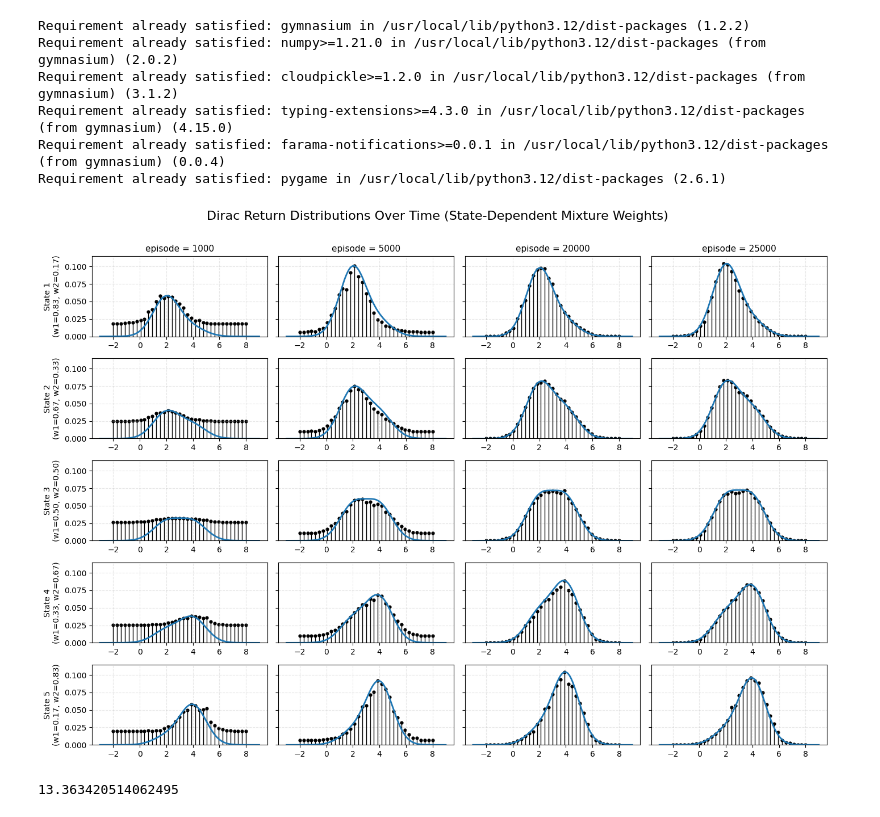
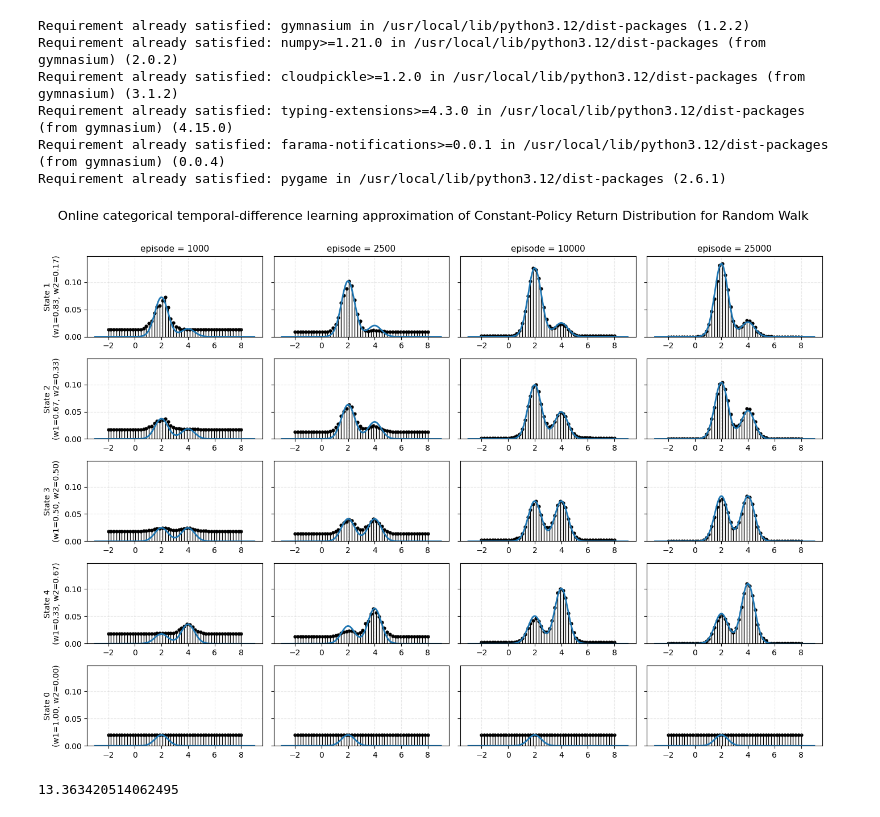
Before and after one commit to Isak-Petrin/distributional_RL_python, a Jupyter notebook: Welcome_to_Colab.ipynb, the cells around one changed output. Cells and saved outputs as stored; diff of their text form; code cells hidden in the pictures.

```diff
--- a/Welcome_to_Colab.ipynb
+++ b/Welcome_to_Colab.ipynb
@@ -59,10 +59,10 @@ class RandomWalk(gym.Env):
       # clamp or check terminal
       if self.state == 0:
           self.done = True
-          reward = np.random.normal(loc=2)
+          reward = np.random.normal(loc=2, scale = 0.5)
       elif self.state == self.l-1:
           self.done = True
-          reward = np.random.normal(loc=4)
+          reward = np.random.normal(loc=4, scale = 0.5)
       next_obs = self._get_obs()
       info = self._get_info()
 
@@ -151,7 +151,7 @@ class O_CatTD:
 
 toy_env = RandomWalk()
 
-catTD = O_CatTD(env = toy_env, alpha = 1e-3,theta_range=[-2,8],resolution = 35, policy = 1, gamma=1)
+catTD = O_CatTD(env = toy_env, alpha = 1e-3,theta_range=[-2,8],resolution = 50, policy = 1, gamma=1)
 catTD.learn_distribution(25000)
 # %%
 import numpy as np
@@ -214,39 +214,42 @@ def plot_all_states_over_time(
             ax.scatter(locations, heights, color='black', s=12)
 
             # Mixture curve
             ax.plot(xs, mixture, linewidth=2)
 
             # Labels
             if col_idx == 0:
                 ax.set_ylabel(f"State {s}\n(w1={w1:.2f}, w2={w2:.2f})", fontsize=10)
 
             if row_idx == 0:
                 ax.set_title(f"episode = {t}", fontsize=11)
 
             ax.grid(True, linestyle='--', alpha=0.3)
             ax.set_ylim(0, y_max)
 
-    fig.suptitle("Dirac Return Distributions Over Time (State-Dependent Mixture Weights)", fontsize=16)
+    fig.suptitle("Online categorical temporal-diﬀerence learning approximation of Constant-Policy Return Distribution for Random Walk", fontsize=16)
     plt.tight_layout(rect=[0, 0, 1, 0.97])
+    fig = plt.gcf()  # get current figure
+    fig.savefig("C51_constant_policy_grid.pdf", bbox_inches="tight")
+
     plt.show()
 
 
 
 # ---- RUN IT ----
 
-states = [1, 2, 3, 4, 5]
-timesteps = [1000, 5000, 20000, 25000]
+states = [1, 2, 3, 4, 0]
+timesteps = [1000, 2500, 10000, 25000]
 
 plot_all_states_over_time(
     locations=catTD.theta_lst,
     plot_lst=catTD.plot_lst,
     states=states,
     timesteps=timesteps,
-    mu_left=2, sigma_left=1,
-    mu_right=4, sigma_right=1
+    mu_left=2, sigma_left=1/2,
+    mu_right=4, sigma_right=1/2
 )
 # %% [output]
-[figure, old version]
+[figure, new version]
 # %%
 from tqdm import tqdm
 import numpy as np
```
Also changed, not shown: parts of 3 cells of this notebook.
